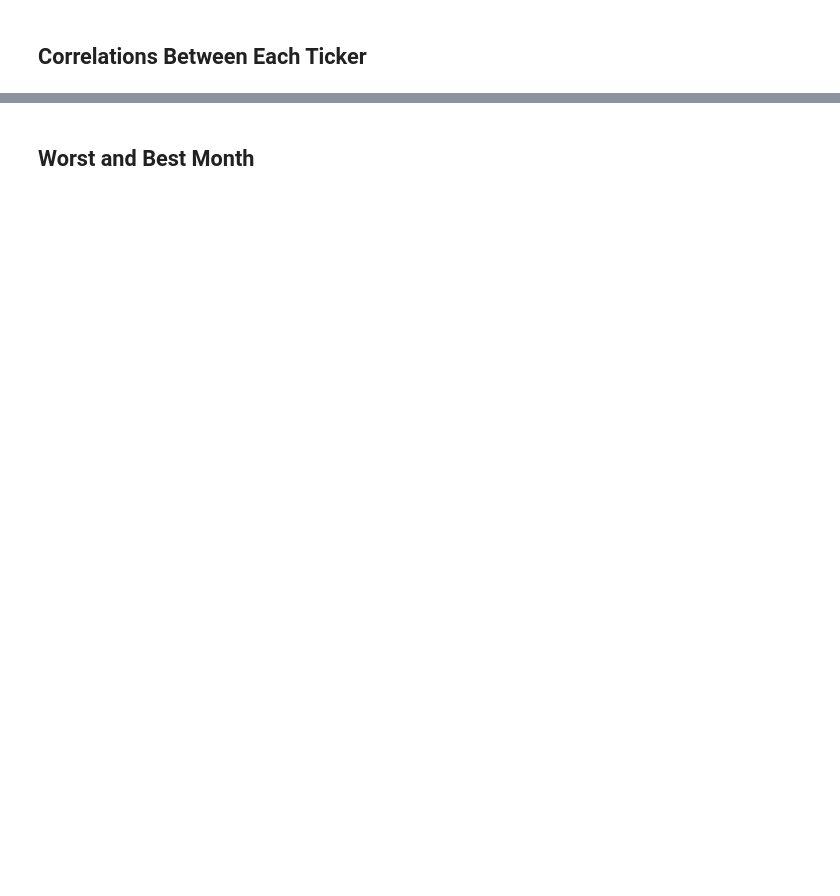
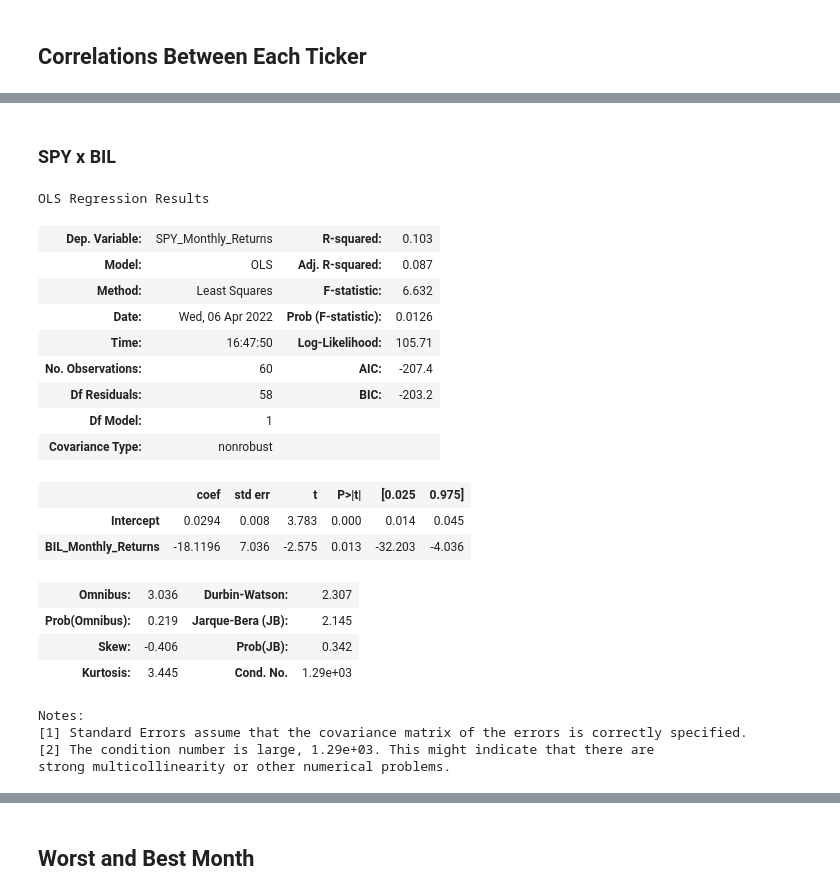
Before and after one commit to ngs222/CWM-Interview, a Jupyter notebook: Python Work File.ipynb, the cells around one changed output, grey strips where cells are left out. Cells and saved outputs as stored; diff of their text form; code cells hidden in the pictures; blank space fills up the shorter version.

```diff
--- a/Python Work File.ipynb
+++ b/Python Work File.ipynb
@@ -107,0 +474,27 @@ monthly_df
+# %% [markdown]
+### SPY x BIL
+# %%
+SPY_BIL = sm_ols('SPY_Monthly_Returns ~ BIL_Monthly_Returns', data = monthly_df).fit()
+SPY_BIL.summary()
+# %% [output]
+OLS Regression Results
+| Dep. Variable: | SPY_Monthly_Returns | R-squared: | 0.103 |
+| Model: | OLS | Adj. R-squared: | 0.087 |
+| Method: | Least Squares | F-statistic: | 6.632 |
+| Date: | Wed, 06 Apr 2022 | Prob (F-statistic): | 0.0126 |
+| Time: | 16:47:50 | Log-Likelihood: | 105.71 |
+| No. Observations: | 60 | AIC: | -207.4 |
+| Df Residuals: | 58 | BIC: | -203.2 |
+| Df Model: | 1 |  |  |
+| Covariance Type: | nonrobust |  |  |
+|  | coef | std err | t | P>|t| | [0.025 | 0.975] |
+| Intercept | 0.0294 | 0.008 | 3.783 | 0.000 | 0.014 | 0.045 |
+| BIL_Monthly_Returns | -18.1196 | 7.036 | -2.575 | 0.013 | -32.203 | -4.036 |
+| Omnibus: | 3.036 | Durbin-Watson: | 2.307 |
+| Prob(Omnibus): | 0.219 | Jarque-Bera (JB): | 2.145 |
+| Skew: | -0.406 | Prob(JB): | 0.342 |
+| Kurtosis: | 3.445 | Cond. No. | 1.29e+03 |
+Notes:
+[1] Standard Errors assume that the covariance matrix of the errors is correctly specified.
+[2] The condition number is large, 1.29e+03. This might indicate that there are
+strong multicollinearity or other numerical problems.
```
Also changed, not shown: parts of 111 cells of this notebook.
